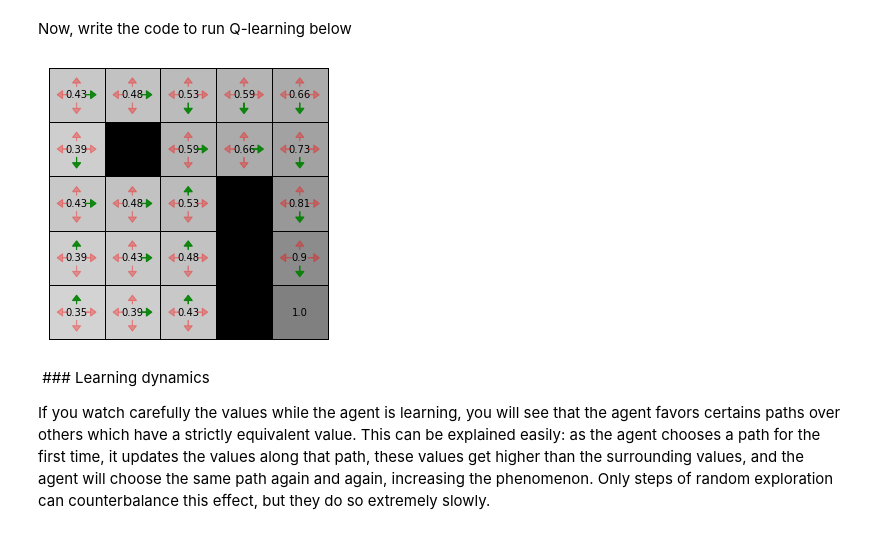
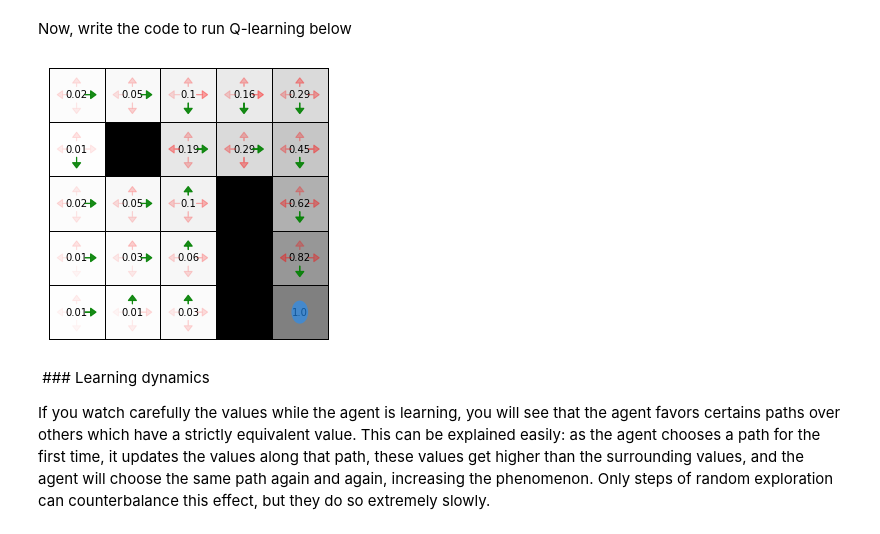
Before and after one commit to AntoninARBERET/rl_labs_notebooks, a Jupyter notebook: reinforcement_learning.ipynb, the cells around one changed output. Drawn from its saved outputs; the diff is of its cells as text; code cells hidden in the pictures.

```diff
--- a/reinforcement_learning.ipynb
+++ b/reinforcement_learning.ipynb
@@ -163,20 +163,20 @@ Now, write the code to run Q-learning below
 # %%
 %matplotlib inline
 from mdp import maze_mdp # Markov Decision Process
 from maze_plotter import maze_plotter # used for visualization of the state value and policy evolution
 import dynamic_programming as dp
 
 walls = [6,17,18,19]
 height = 5
 width = 5
 m = maze_mdp(width, height, walls=walls, terminal_states=[height*width-1]) # maze-like MDP definition
 
-Qlist, policy_list = QLearning(m,1,nEpisodes=10000,render=False)
+Qlist, policy_list = QLearning(m,1,nEpisodes=1000,render=False)
 
 m.new_render()
 m.render(Qlist[-1], policy_list[-1])
 # %% [output]
-[figure, old version]
+[figure, new version]
 # %%
 # Visualize your results
 
```
Also changed, not shown: 5 other files.
